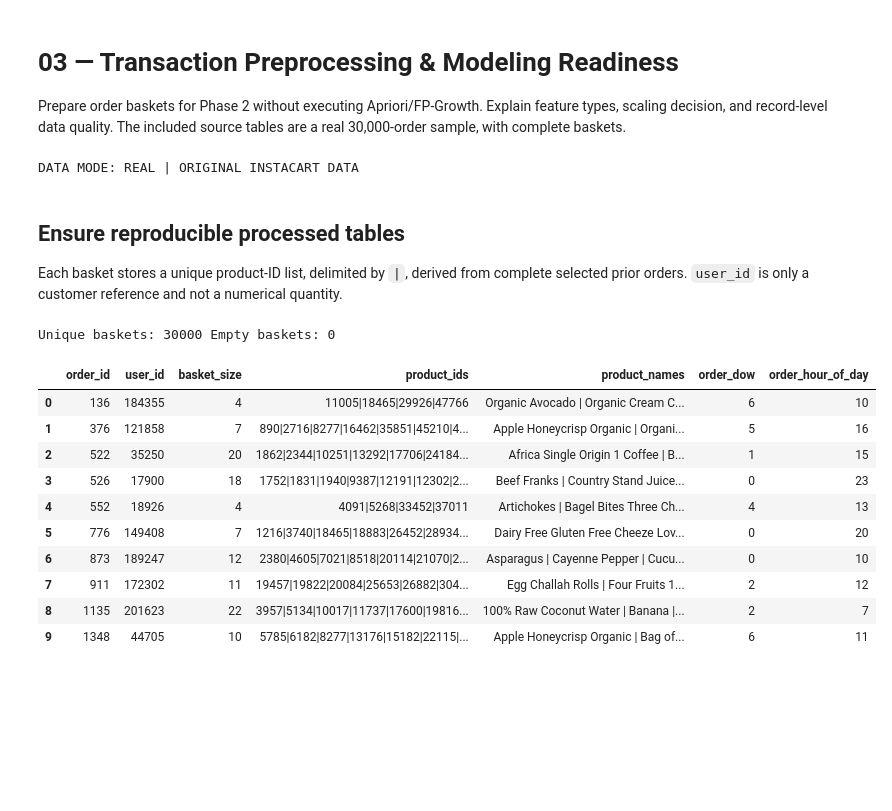
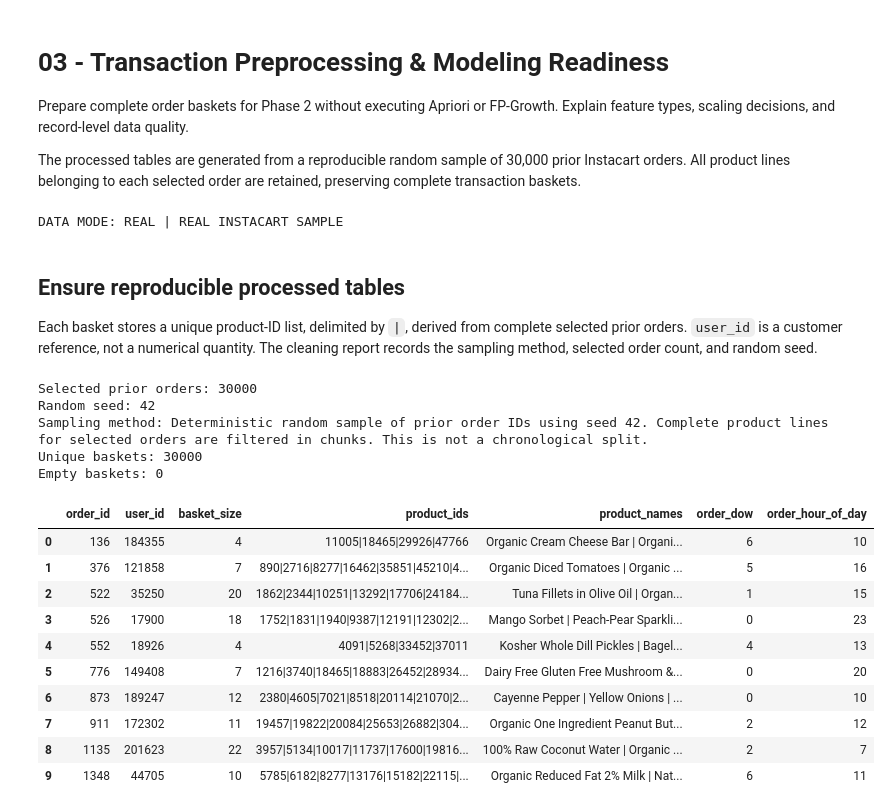
Before and after one commit to ZaraH45/market-basket-analysis, a Jupyter notebook: Phase1/notebooks/03_Preprocessing.ipynb, the cells around one changed output. Cells and saved outputs as stored; diff of their text form; code cells hidden in the pictures; blank space fills up the shorter version.

```diff
--- a/Phase1/notebooks/03_Preprocessing.ipynb
+++ b/Phase1/notebooks/03_Preprocessing.ipynb
@@ -1,7 +1,9 @@
 # %% [markdown]
-# 03 — Transaction Preprocessing & Modeling Readiness
+# 03 - Transaction Preprocessing & Modeling Readiness
 
-Prepare order baskets for Phase 2 without executing Apriori/FP-Growth. Explain feature types, scaling decision, and record-level data quality. The included source tables are a real 30,000-order sample, with complete baskets.
+Prepare complete order baskets for Phase 2 without executing Apriori or FP-Growth. Explain feature types, scaling decisions, and record-level data quality.
+
+The processed tables are generated from a reproducible random sample of 30,000 prior Instacart orders. All product lines belonging to each selected order are retained, preserving complete transaction baskets.
 # %%
 from pathlib import Path
 import sys
@@ -10,33 +12,53 @@ if not (ROOT / 'scripts').exists():
     ROOT = ROOT.parent
 sys.path.insert(0, str(ROOT))
 # Original Instacart, 30,000 reproducibly selected prior orders.
+
 DATA_MODE = 'real'
-print('DATA MODE:', DATA_MODE.upper(), '|', 'REAL INSTACART SAMPLE' if DATA_MODE == 'demo' else 'ORIGINAL INSTACART DATA')
+print('DATA MODE:', DATA_MODE.upper(), '|', 'REAL INSTACART SAMPLE' if DATA_MODE == 'real' else 'SYNTHETIC DEMO')
 # %% [output]
-DATA MODE: REAL | ORIGINAL INSTACART DATA
+DATA MODE: REAL | REAL INSTACART SAMPLE
 # %% [markdown]
 ## Ensure reproducible processed tables
-Each basket stores a unique product-ID list, delimited by `|`, derived from complete selected prior orders. `user_id` is only a customer reference and not a numerical quantity.
+
+Each basket stores a unique product-ID list, delimited by `|`, derived from complete selected prior orders. `user_id` is a customer reference, not a numerical quantity.
+The cleaning report records the sampling method, selected order count, and random seed.
 # %%
-import pandas as pd, json
+import pandas as pd
+import json
 from IPython.display import display
-processed=ROOT/'data/processed'
+
+processed = ROOT / 'data/processed'
+
 # To regenerate: python -m scripts.run_phase1 --max-orders 30000
-baskets=pd.read_csv(processed/'baskets.csv')
-report=json.loads((processed/'cleaning_report.json').read_text())
-print('Unique baskets:',len(baskets),'Empty baskets:',int((baskets.basket_size==0).sum()))
+
+baskets = pd.read_csv(processed / 'baskets.csv')
+order_products = pd.read_csv(processed / 'order_products_clean.csv')
+product_catalog = pd.read_csv(processed / 'product_catalog.csv')
+
+report = json.loads((processed / 'cleaning_report.json').read_text())
+
+print('Selected prior orders:', report['selected_prior_orders'])
+print('Random seed:', report['random_seed'])
+print('Sampling method:', report['sampling_method'])
+
+print('Unique baskets:', baskets['order_id'].nunique())
+print('Empty baskets:', int((baskets['basket_size'] == 0).sum()))
+
 display(baskets.head(10))
-out={name: pd.read_csv(processed/f'{name}.csv',nrows=10) for name in ['orders','product_catalog','order_products_clean','baskets']}
 # %% [output]
-Unique baskets: 30000 Empty baskets: 0
+Selected prior orders: 30000
+Random seed: 42
+Sampling method: Deterministic random sample of prior order IDs using seed 42. Complete product lines for selected orders are filtered in chunks. This is not a chronological split.
+Unique baskets: 30000
+Empty baskets: 0
 |  | order_id | user_id | basket_size | product_ids | product_names | order_dow | order_hour_of_day |
-| 0 | 136 | 184355 | 4 | 11005|18465|29926|47766 | Organic Avocado | Organic Cream C... | 6 | 10 |
-| 1 | 376 | 121858 | 7 | 890|2716|8277|16462|35851|45210|4... | Apple Honeycrisp Organic | Organi... | 5 | 16 |
-| 2 | 522 | 35250 | 20 | 1862|2344|10251|13292|17706|24184... | Africa Single Origin 1 Coffee | B... | 1 | 15 |
-| 3 | 526 | 17900 | 18 | 1752|1831|1940|9387|12191|12302|2... | Beef Franks | Country Stand Juice... | 0 | 23 |
-| 4 | 552 | 18926 | 4 | 4091|5268|33452|37011 | Artichokes | Bagel Bites Three Ch... | 4 | 13 |
-| 5 | 776 | 149408 | 7 | 1216|3740|18465|18883|26452|28934... | Dairy Free Gluten Free Cheeze Lov... | 0 | 20 |
-| 6 | 873 | 189247 | 12 | 2380|4605|7021|8518|20114|21070|2... | Asparagus | Cayenne Pepper | Cucu... | 0 | 10 |
-| 7 | 911 | 172302 | 11 | 19457|19822|20084|25653|26882|304... | Egg Challah Rolls | Four Fruits 1... | 2 | 12 |
-| 8 | 1135 | 201623 | 22 | 3957|5134|10017|11737|17600|19816... | 100% Raw Coconut Water | Banana |... | 2 | 7 |
-| 9 | 1348 | 44705 | 10 | 5785|6182|8277|13176|15182|22115|... | Apple Honeycrisp Organic | Bag of... | 6 | 11 |
+| 0 | 136 | 184355 | 4 | 11005|18465|29926|47766 | Organic Cream Cheese Bar | Organi... | 6 | 10 |
+| 1 | 376 | 121858 | 7 | 890|2716|8277|16462|35851|45210|4... | Organic Diced Tomatoes | Organic ... | 5 | 16 |
+| 2 | 522 | 35250 | 20 | 1862|2344|10251|13292|17706|24184... | Tuna Fillets in Olive Oil | Organ... | 1 | 15 |
+| 3 | 526 | 17900 | 18 | 1752|1831|1940|9387|12191|12302|2... | Mango Sorbet | Peach-Pear Sparkli... | 0 | 23 |
+| 4 | 552 | 18926 | 4 | 4091|5268|33452|37011 | Kosher Whole Dill Pickles | Bagel... | 4 | 13 |
+| 5 | 776 | 149408 | 7 | 1216|3740|18465|18883|26452|28934... | Dairy Free Gluten Free Mushroom &... | 0 | 20 |
+| 6 | 873 | 189247 | 12 | 2380|4605|7021|8518|20114|21070|2... | Cayenne Pepper | Yellow Onions | ... | 0 | 10 |
+| 7 | 911 | 172302 | 11 | 19457|19822|20084|25653|26882|304... | Organic One Ingredient Peanut But... | 2 | 12 |
+| 8 | 1135 | 201623 | 22 | 3957|5134|10017|11737|17600|19816... | 100% Raw Coconut Water | Organic ... | 2 | 7 |
+| 9 | 1348 | 44705 | 10 | 5785|6182|8277|13176|15182|22115|... | Organic Reduced Fat 2% Milk | Nat... | 6 | 11 |
```
Also changed, not shown: parts of 3 cells of this notebook, 13 other files.
